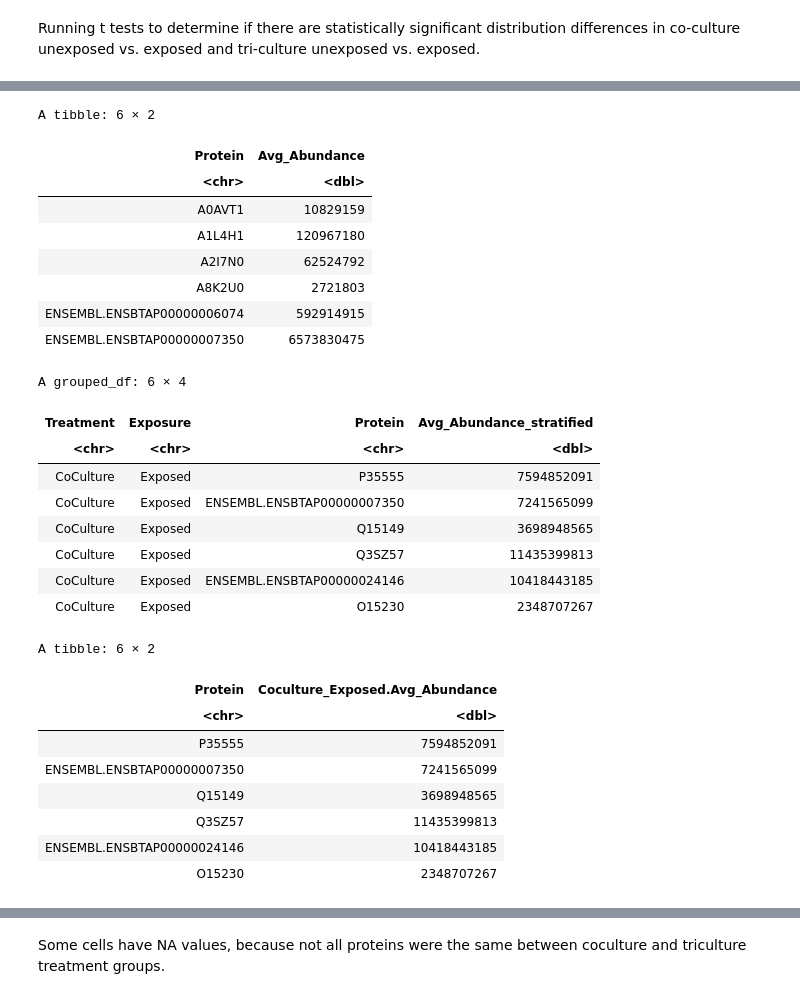
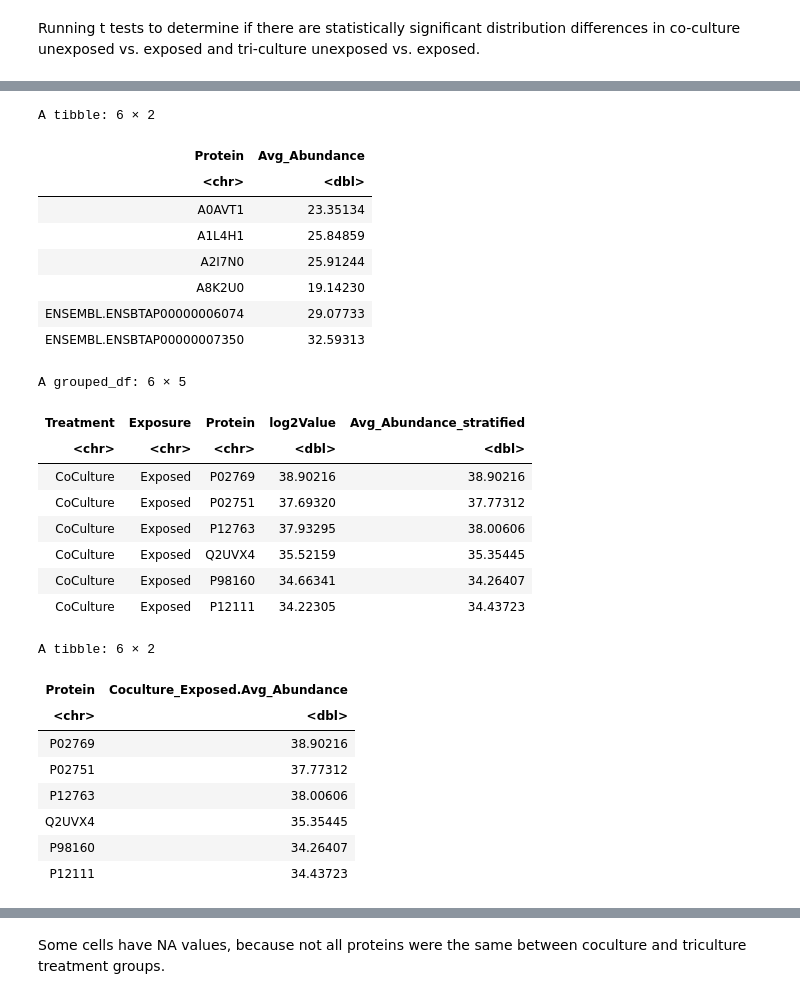
Before and after one commit to alexispayton/Wildfires-and-Extracellular-Vesicles-EVs-Woodsmoke-Alters-EV-Proteomic-Signatures-involved-in-Ext, a Jupyter notebook: 4. Group Distribution Analysis/Group Distribution Analysis.ipynb, the cells around one changed output, grey strips where cells are left out. Cells and saved outputs as stored; diff of their text form; code cells hidden in the pictures.

```diff
--- a/4. Group Distribution Analysis/Group Distribution Analysis.ipynb
+++ b/4. Group Distribution Analysis/Group Distribution Analysis.ipynb
@@ -1,7 +1,7 @@
 # %%
 setwd('/Users/alexis/Library/CloudStorage/OneDrive-UniversityofNorthCarolinaatChapelHill/CEMALB_DataAnalysisPM/Projects/P1001. InVitroWildfire EVProteomics/P1001.3. Analyses/P1001.3.5. Group Distribution Analysis/Input')
 Output = ('/Users/alexis/Library/CloudStorage/OneDrive-UniversityofNorthCarolinaatChapelHill/CEMALB_DataAnalysisPM/Projects/P1001. InVitroWildfire EVProteomics/P1001.3. Analyses/P1001.3.5. Group Distribution Analysis/Output')
-cur_date = "062822"
+cur_date = "063022"
 
 library(readxl)
 library(tidyverse)
@@ -9,7 +9,7 @@ library(reshape2)
 
 
 #reading in file
-proteomics_df = data.frame(read_excel("062122_Imputed_Proteomics_Data.xlsx"))
+proteomics_df = data.frame(read_excel("063022_Imputed_Proteomics_Data.xlsx"))
 protein_info_df = data.frame(read_excel("List of Proteins Detected_041922.xlsx")) %>%
     rename(Protein = Accession)
 # %% [output]
@@ -180,36 +180,36 @@ write.csv(final_t_test_df, paste0(Output,"/", cur_date, "_Statistical_Results_On
 # %%
 # calculating overall avg. abundance and within smoking groups
 avg_abundance_df = proteomics_df %>%
     group_by(Protein) %>%
-    summarize(Avg_Abundance = mean(Value))
+    summarize(Avg_Abundance = mean(log2Value))
 
 # stratified by treatment and exposure
 avg_abundance_df_stratified = proteomics_df %>%
     group_by(Treatment, Exposure, Protein) %>%
-    mutate(Avg_Abundance_stratified = mean(Value)) %>%
+    mutate(Avg_Abundance_stratified = mean(log2Value)) %>%
     select(-c("Set", "ID", "Value"))
 
 head(avg_abundance_df)
 head(avg_abundance_df_stratified)
 # %% [output]
 A tibble: 6 × 2
 | Protein | Avg_Abundance |
 | <chr> | <dbl> |
-| A0AVT1 | 10829159 |
-| A1L4H1 | 120967180 |
-| A2I7N0 | 62524792 |
-| A8K2U0 | 2721803 |
-| ENSEMBL.ENSBTAP00000006074 | 592914915 |
-| ENSEMBL.ENSBTAP00000007350 | 6573830475 |
+| A0AVT1 | 23.35134 |
+| A1L4H1 | 25.84859 |
+| A2I7N0 | 25.91244 |
+| A8K2U0 | 19.14230 |
+| ENSEMBL.ENSBTAP00000006074 | 29.07733 |
+| ENSEMBL.ENSBTAP00000007350 | 32.59313 |
-A grouped_df: 6 × 4
+A grouped_df: 6 × 5
-| Treatment | Exposure | Protein | Avg_Abundance_stratified |
-| <chr> | <chr> | <chr> | <dbl> |
-| CoCulture | Exposed | P35555 | 7594852091 |
-| CoCulture | Exposed | ENSEMBL.ENSBTAP00000007350 | 7241565099 |
-| CoCulture | Exposed | Q15149 | 3698948565 |
-| CoCulture | Exposed | Q3SZ57 | 11435399813 |
-| CoCulture | Exposed | ENSEMBL.ENSBTAP00000024146 | 10418443185 |
-| CoCulture | Exposed | O15230 | 2348707267 |
+| Treatment | Exposure | Protein | log2Value | Avg_Abundance_stratified |
+| <chr> | <chr> | <chr> | <dbl> | <dbl> |
+| CoCulture | Exposed | P02769 | 38.90216 | 38.90216 |
+| CoCulture | Exposed | P02751 | 37.69320 | 37.77312 |
+| CoCulture | Exposed | P12763 | 37.93295 | 38.00606 |
+| CoCulture | Exposed | Q2UVX4 | 35.52159 | 35.35445 |
+| CoCulture | Exposed | P98160 | 34.66341 | 34.26407 |
+| CoCulture | Exposed | P12111 | 34.22305 | 34.43723 |
 # %%
 # changing the stratified dfs to making combining easier
 # first splitting dfs
@@ -219,16 +219,16 @@ split_avg_abundance_stratified = avg_abundance_df_stratified %>%
 
 # adding treatment to the title
 coculture_exposed_avg_abundance = split_avg_abundance_stratified[[1]] %>%
-    select(-c("Treatment", "Exposure")) %>%
+    select(-c("Treatment", "Exposure", "log2Value")) %>%
     rename(Coculture_Exposed.Avg_Abundance = Avg_Abundance_stratified)
 coculture_vehicle_avg_abundance = split_avg_abundance_stratified[[2]] %>%
-    select(-c("Treatment", "Exposure")) %>%
+    select(-c("Treatment", "Exposure", "log2Value")) %>%
     rename(Coculture_Vehicle.Avg_Abundance = Avg_Abundance_stratified)
 triculture_exposed_avg_abundance = split_avg_abundance_stratified[[3]] %>%
-    select(-c("Treatment", "Exposure")) %>%
+    select(-c("Treatment", "Exposure", "log2Value")) %>%
     rename(Triculture_Exposed.Avg_Abundance = Avg_Abundance_stratified)
 triculture_vehicle_avg_abundance = split_avg_abundance_stratified[[4]] %>%
-    select(-c("Treatment", "Exposure")) %>%
+    select(-c("Treatment", "Exposure", "log2Value")) %>%
     rename(Triculture_Vehicle.Avg_Abundance = Avg_Abundance_stratified)
 
 head(coculture_exposed_avg_abundance)
@@ -236,12 +236,12 @@ head(coculture_exposed_avg_abundance)
 A tibble: 6 × 2
 | Protein | Coculture_Exposed.Avg_Abundance |
 | <chr> | <dbl> |
-| P35555 | 7594852091 |
-| ENSEMBL.ENSBTAP00000007350 | 7241565099 |
-| Q15149 | 3698948565 |
-| Q3SZ57 | 11435399813 |
-| ENSEMBL.ENSBTAP00000024146 | 10418443185 |
-| O15230 | 2348707267 |
+| P02769 | 38.90216 |
+| P02751 | 37.77312 |
+| P12763 | 38.00606 |
+| Q2UVX4 | 35.35445 |
+| P98160 | 34.26407 |
+| P12111 | 34.43723 |
 # %%
 # combining into 1 abundance df
 stratified_abundance_df = full_join(inner_join(coculture_exposed_avg_abundance, coculture_vehicle_avg_abundance) %>%
```
Also changed, not shown: parts of 9 cells of this notebook.
